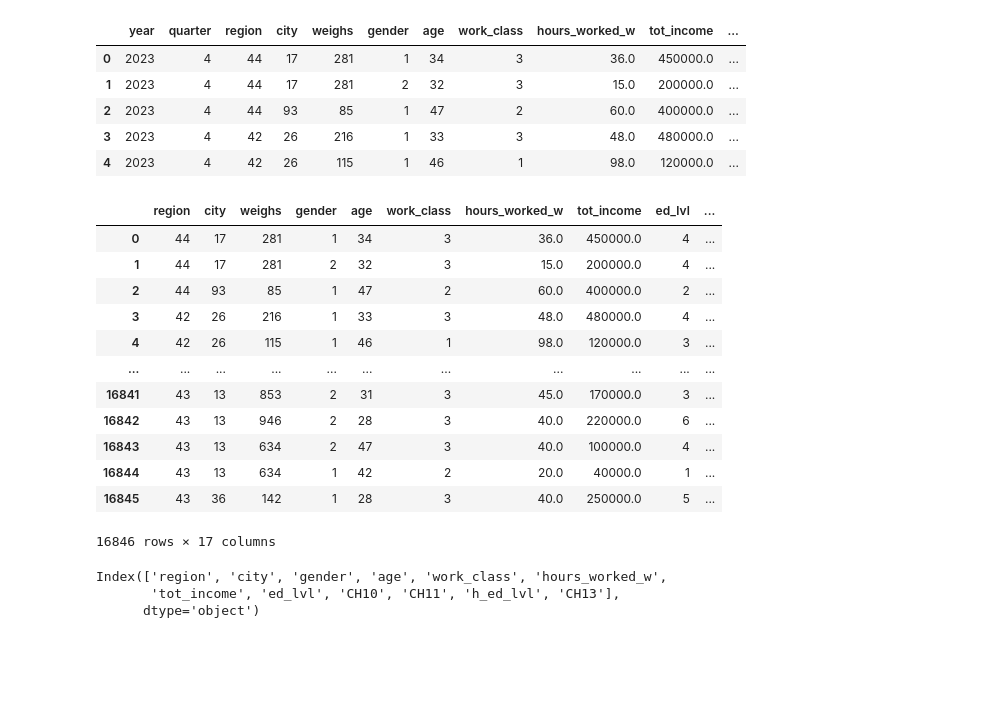
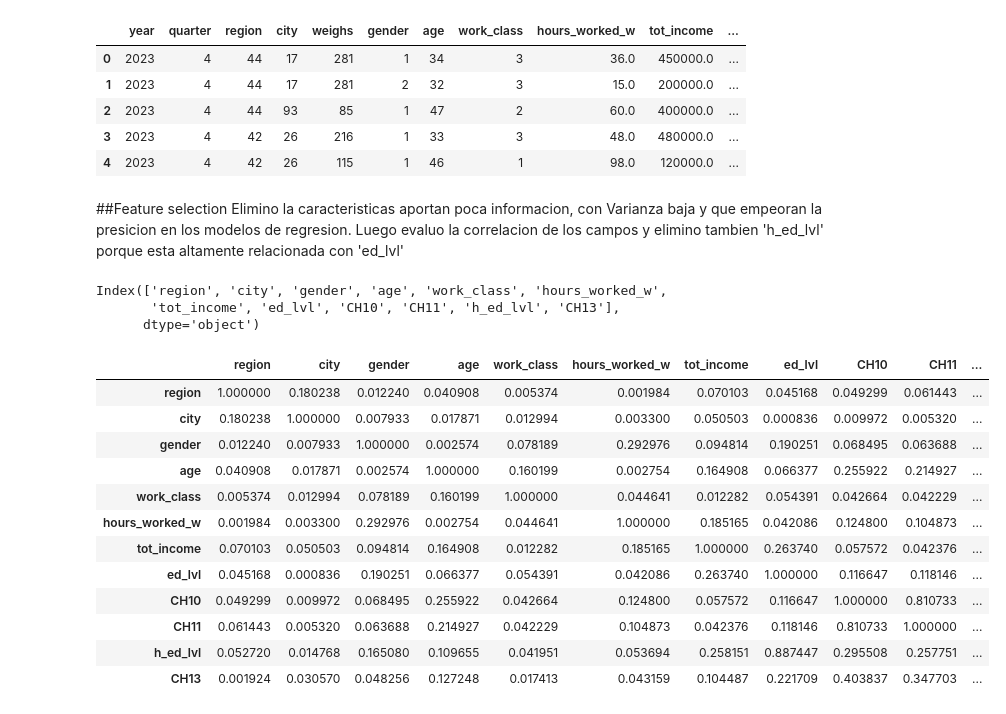
Before and after one commit to ggfuentes78/TF_DataScience1, a Jupyter notebook: ProyectoDS_ParteII_Fuentes.ipynb, the cells around one changed output. Drawn from its saved outputs; the diff is of its cells as text; code cells hidden in the pictures; blank space fills up the shorter version.

```diff
--- a/ProyectoDS_ParteII_Fuentes.ipynb
+++ b/ProyectoDS_ParteII_Fuentes.ipynb
@@ -27,22 +26,9 @@ df.head()
 | 2 | 2023 | 4 | 44 | 93 | 85 | 1 | 47 | 2 | 60.0 | 400000.0 | ... |
 | 3 | 2023 | 4 | 42 | 26 | 216 | 1 | 33 | 3 | 48.0 | 480000.0 | ... |
 | 4 | 2023 | 4 | 42 | 26 | 115 | 1 | 46 | 1 | 98.0 | 120000.0 | ... |
-# %%
-df.drop(columns=['year', 'quarter'])
-# %% [output]
-|  | region | city | weighs | gender | age | work_class | hours_worked_w | tot_income | ed_lvl | ... |
-| 0 | 44 | 17 | 281 | 1 | 34 | 3 | 36.0 | 450000.0 | 4 | ... |
-| 1 | 44 | 17 | 281 | 2 | 32 | 3 | 15.0 | 200000.0 | 4 | ... |
-| 2 | 44 | 93 | 85 | 1 | 47 | 2 | 60.0 | 400000.0 | 2 | ... |
-| 3 | 42 | 26 | 216 | 1 | 33 | 3 | 48.0 | 480000.0 | 4 | ... |
-| 4 | 42 | 26 | 115 | 1 | 46 | 1 | 98.0 | 120000.0 | 3 | ... |
-| ... | ... | ... | ... | ... | ... | ... | ... | ... | ... | ... |
-| 16841 | 43 | 13 | 853 | 2 | 31 | 3 | 45.0 | 170000.0 | 3 | ... |
-| 16842 | 43 | 13 | 946 | 2 | 28 | 3 | 40.0 | 220000.0 | 6 | ... |
-| 16843 | 43 | 13 | 634 | 2 | 47 | 3 | 40.0 | 100000.0 | 4 | ... |
-| 16844 | 43 | 13 | 634 | 1 | 42 | 2 | 20.0 | 40000.0 | 1 | ... |
-| 16845 | 43 | 36 | 142 | 1 | 28 | 3 | 40.0 | 250000.0 | 5 | ... |
-16846 rows × 17 columns
+# %% [markdown]
+##Feature selection
+Elimino la caracteristicas aportan poca informacion, con Varianza baja y que empeoran la presicion en los modelos de regresion. Luego evaluo la correlacion de los campos y elimino tambien 'h_ed_lvl' porque esta altamente relacionada con 'ed_lvl'
 # %%
 df.drop(columns=['year', 'quarter', 'nationality', 'PP04A', 'read_write', 'weighs', 'med_care'], inplace=True)
 df.columns
@@ -50,3 +36,20 @@ df.columns
 Index(['region', 'city', 'gender', 'age', 'work_class', 'hours_worked_w',
        'tot_income', 'ed_lvl', 'CH10', 'CH11', 'h_ed_lvl', 'CH13'],
       dtype='object')
+# %%
+corr_matrix = pd.DataFrame(df).corr().abs()
+corr_matrix
+# %% [output]
+|  | region | city | gender | age | work_class | hours_worked_w | tot_income | ed_lvl | CH10 | CH11 | ... |
+| region | 1.000000 | 0.180238 | 0.012240 | 0.040908 | 0.005374 | 0.001984 | 0.070103 | 0.045168 | 0.049299 | 0.061443 | ... |
+| city | 0.180238 | 1.000000 | 0.007933 | 0.017871 | 0.012994 | 0.003300 | 0.050503 | 0.000836 | 0.009972 | 0.005320 | ... |
+| gender | 0.012240 | 0.007933 | 1.000000 | 0.002574 | 0.078189 | 0.292976 | 0.094814 | 0.190251 | 0.068495 | 0.063688 | ... |
+| age | 0.040908 | 0.017871 | 0.002574 | 1.000000 | 0.160199 | 0.002754 | 0.164908 | 0.066377 | 0.255922 | 0.214927 | ... |
+| work_class | 0.005374 | 0.012994 | 0.078189 | 0.160199 | 1.000000 | 0.044641 | 0.012282 | 0.054391 | 0.042664 | 0.042229 | ... |
+| hours_worked_w | 0.001984 | 0.003300 | 0.292976 | 0.002754 | 0.044641 | 1.000000 | 0.185165 | 0.042086 | 0.124800 | 0.104873 | ... |
+| tot_income | 0.070103 | 0.050503 | 0.094814 | 0.164908 | 0.012282 | 0.185165 | 1.000000 | 0.263740 | 0.057572 | 0.042376 | ... |
+| ed_lvl | 0.045168 | 0.000836 | 0.190251 | 0.066377 | 0.054391 | 0.042086 | 0.263740 | 1.000000 | 0.116647 | 0.118146 | ... |
+| CH10 | 0.049299 | 0.009972 | 0.068495 | 0.255922 | 0.042664 | 0.124800 | 0.057572 | 0.116647 | 1.000000 | 0.810733 | ... |
+| CH11 | 0.061443 | 0.005320 | 0.063688 | 0.214927 | 0.042229 | 0.104873 | 0.042376 | 0.118146 | 0.810733 | 1.000000 | ... |
+| h_ed_lvl | 0.052720 | 0.014768 | 0.165080 | 0.109655 | 0.041951 | 0.053694 | 0.258151 | 0.887447 | 0.295508 | 0.257751 | ... |
+| CH13 | 0.001924 | 0.030570 | 0.048256 | 0.127248 | 0.017413 | 0.043159 | 0.104487 | 0.221709 | 0.403837 | 0.347703 | ... |
```
Also changed, not shown: parts of 24 cells of this notebook.
